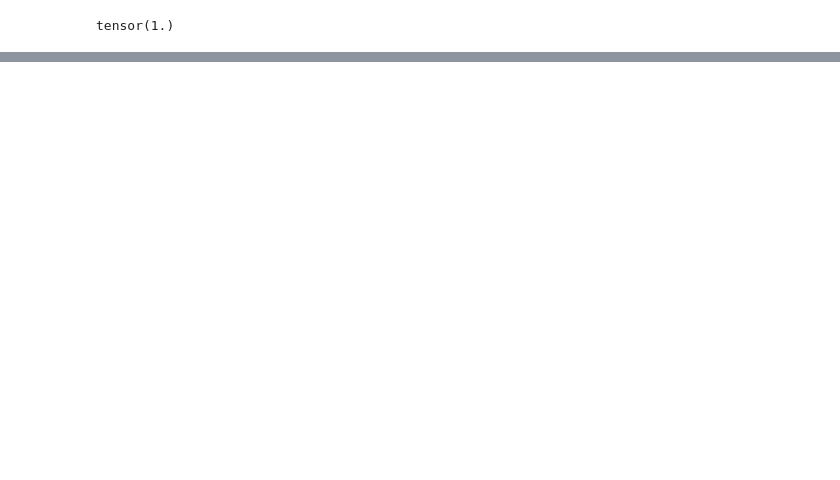
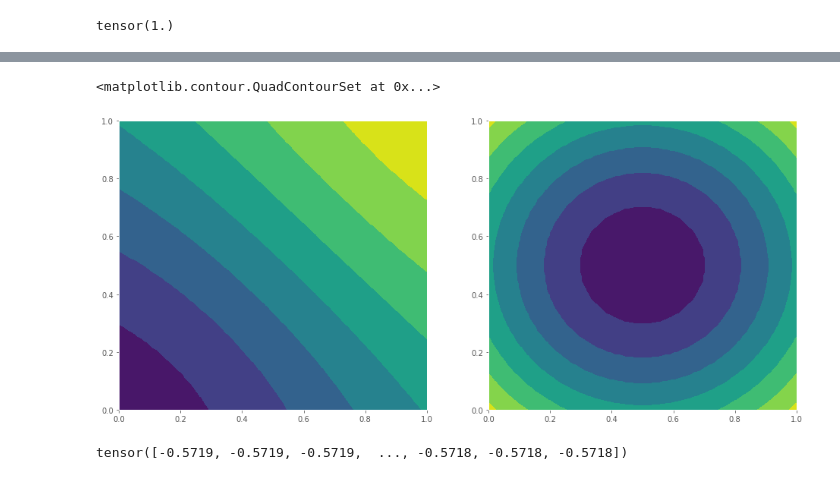
Before and after one commit to wilocw/cahn-hilliard, a Jupyter notebook: notebooks/Untitled.ipynb, the cells around one changed output, grey strips where cells are left out. Saved outputs shown, nothing was run; the diff lists cells and outputs as text; code cells hidden in the pictures; blank space fills up the shorter version.

```diff
--- a/notebooks/Untitled.ipynb
+++ b/notebooks/Untitled.ipynb
@@ -92,0 +197,16 @@ tensor([8.2370e-06])
+# %%
+model.eval()
+
+with torch.no_grad(), gpytorch.settings.fast_pred_var():
+    f = model(_xnew)
+
+_,axs = plt.subplots(1,2,figsize=(16,7))
+axs[0].contourf(*xnew,f.mean.reshape(100,100))
+axs[1].contourf(*xnew,f.covariance_matrix.diag().view(100,100).detach())
+# %% [output]
+<matplotlib.contour.QuadContourSet at 0x...>
+[figure, added]
+# %%
+f.mean
+# %% [output]
+tensor([-0.5719, -0.5719, -0.5719,  ..., -0.5718, -0.5718, -0.5718])
```
Also changed, not shown: parts of 30 cells of this notebook.
